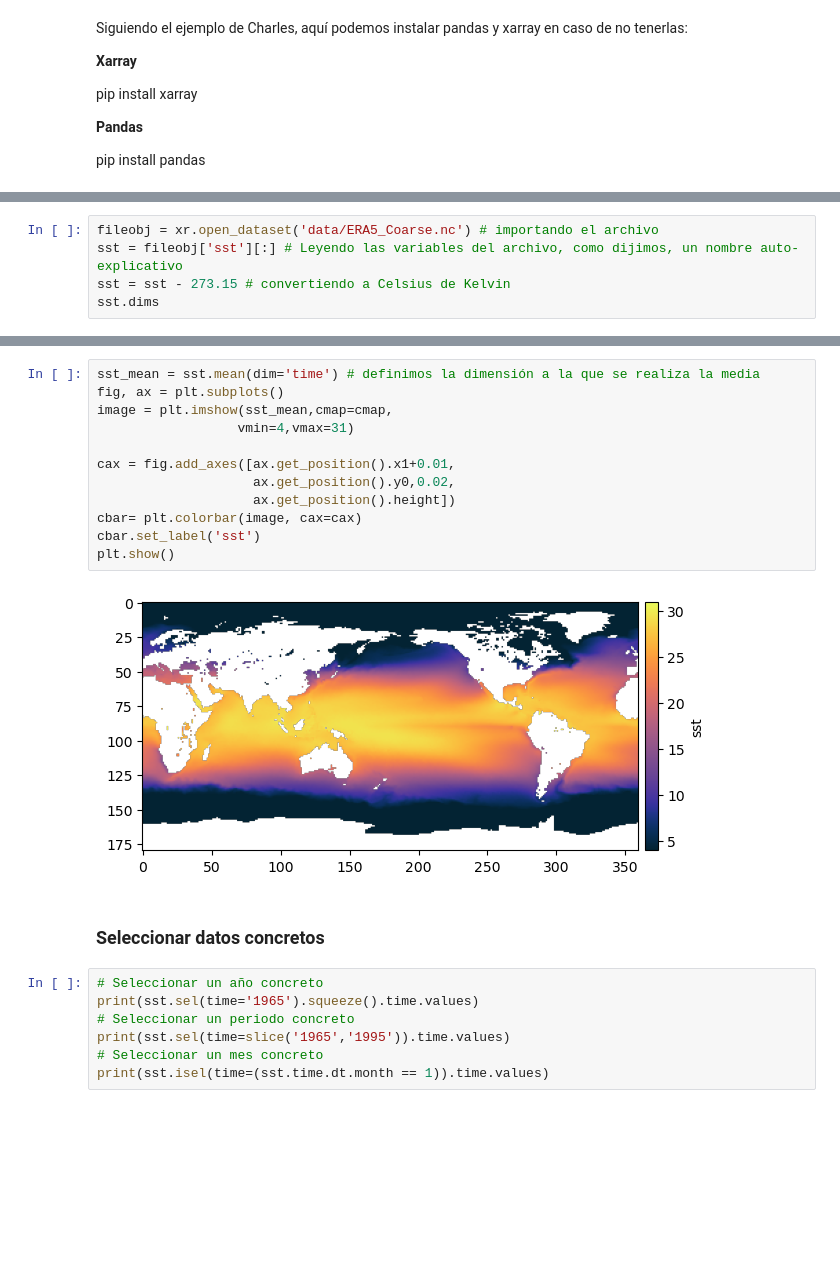
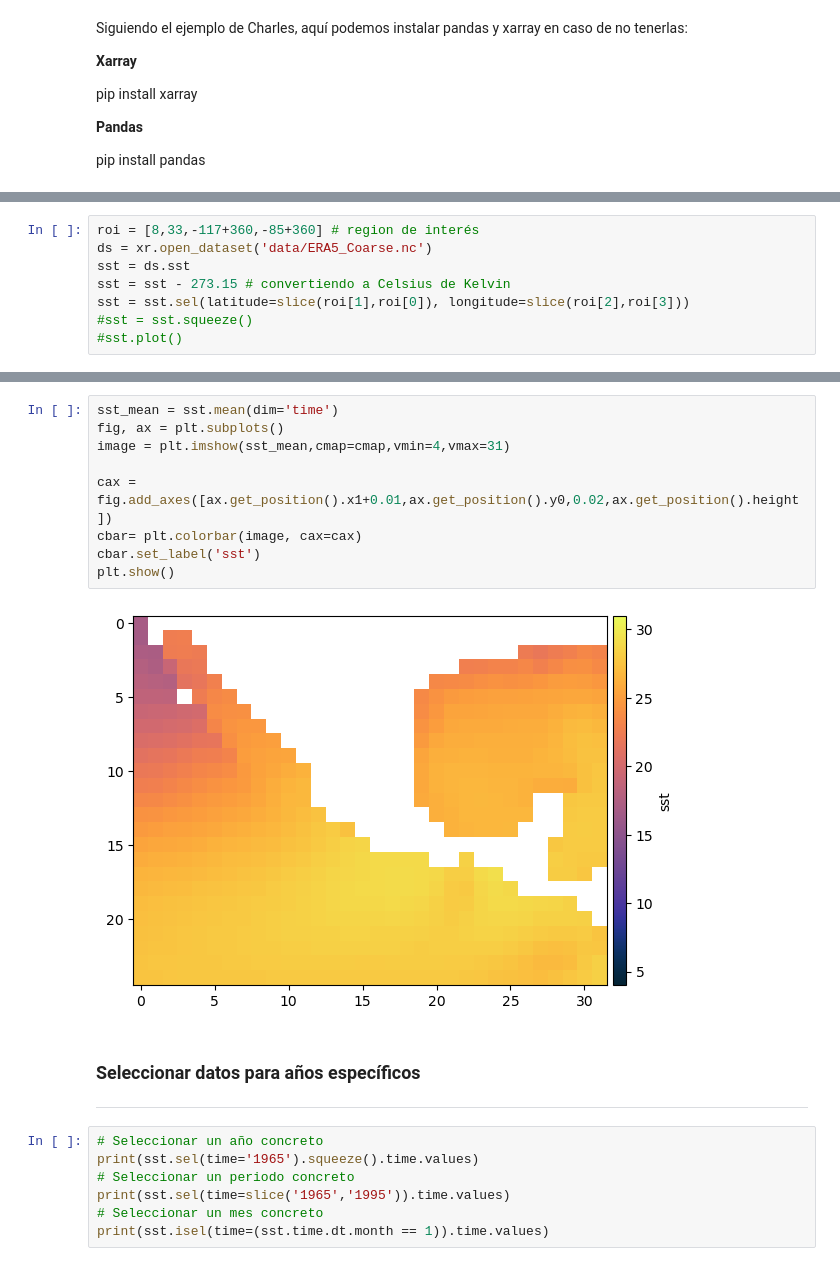
Before and after one commit to gmflores/ohw2025, a Jupyter notebook: datos_temporales.ipynb, the cells around one changed output, grey strips where cells are left out. Saved outputs shown, nothing was run; the diff lists cells and outputs as text; blank space fills up the shorter version.

```diff
--- a/datos_temporales.ipynb
+++ b/datos_temporales.ipynb
@@ -34,5 +53,8 @@ Utilizaremos la misma base de datos SST que usamos en la introducción, sólo qu
 # %%
-fileobj = xr.open_dataset('data/ERA5_Coarse.nc') # importando el archivo
-sst = fileobj['sst'][:] # Leyendo las variables del archivo, como dijimos, un nombre auto-explicativo
+roi = [8,33,-117+360,-85+360] # region de interés
+ds = xr.open_dataset('data/ERA5_Coarse.nc')
+sst = ds.sst
 sst = sst - 273.15 # convertiendo a Celsius de Kelvin
-sst.dims
+sst = sst.sel(latitude=slice(roi[1],roi[0]), longitude=slice(roi[2],roi[3]))
+#sst = sst.squeeze()
+#sst.plot()
@@ -61,19 +80,18 @@ plt.show()
 # %%
-sst_mean = sst.mean(dim='time') # definimos la dimensión a la que se realiza la media
+sst_mean = sst.mean(dim='time')
 fig, ax = plt.subplots()
-image = plt.imshow(sst_mean,cmap=cmap,
-                  vmin=4,vmax=31)
+image = plt.imshow(sst_mean,cmap=cmap,vmin=4,vmax=31)
 
-cax = fig.add_axes([ax.get_position().x1+0.01,
-                    ax.get_position().y0,0.02,
-                    ax.get_position().height])
+cax = fig.add_axes([ax.get_position().x1+0.01,ax.get_position().y0,0.02,ax.get_position().height])
 cbar= plt.colorbar(image, cax=cax)
 cbar.set_label('sst')
 plt.show()
 # %% [output]
-[figure, old version]
+[figure, new version]
 # %% [markdown]
-### Seleccionar datos concretos
+### Seleccionar datos para años específicos
+
+---
 # %%
 # Seleccionar un año concreto
 print(sst.sel(time='1965').squeeze().time.values)
```
Also changed, not shown: parts of 35 cells of this notebook, 4 other files.
